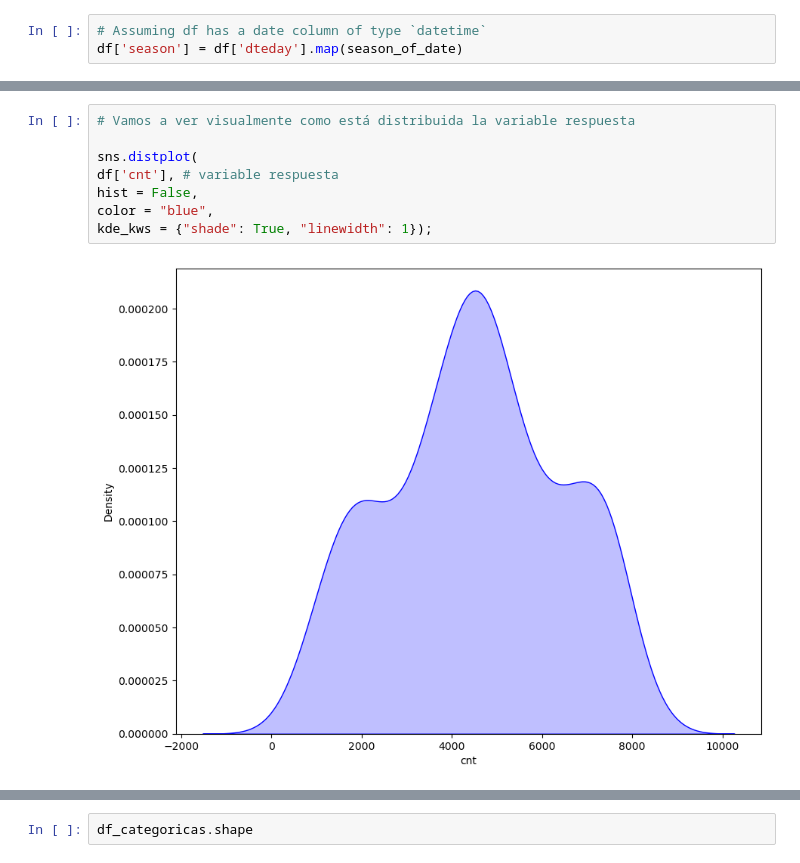
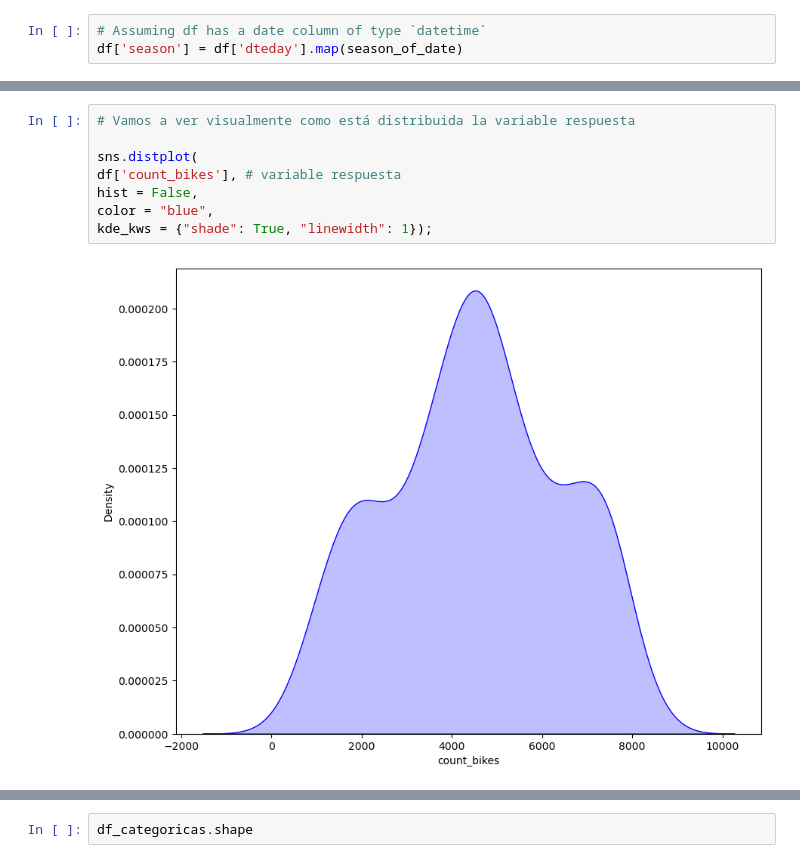
Before and after one commit to chloeiris/DA-Project3-Bike-Rental-ML-Predictive-Models, a Jupyter notebook: EDA_Bike_Sharing.ipynb, the cells around one changed output, grey strips where cells are left out. Drawn from its saved outputs; the diff is of its cells as text.

```diff
--- a/EDA_Bike_Sharing.ipynb
+++ b/EDA_Bike_Sharing.ipynb
@@ -294,13 +260,13 @@ df.sample(10)
 # %%
 # Vamos a ver visualmente como está distribuida la variable respuesta
 
 sns.distplot(
-df['cnt'], # variable respuesta
+df['count_bikes'], # variable respuesta
 hist = False,
 color = "blue",
 kde_kws = {"shade": True, "linewidth": 1});
 # %% [output]
-[figure, old version]
+[figure, new version]
 # %%
 df_categoricas = df_categoricas.drop('dteday', axis=1)
 df_categoricas.shape
```
Also changed, not shown: parts of 15 cells of this notebook, 2 other files.
